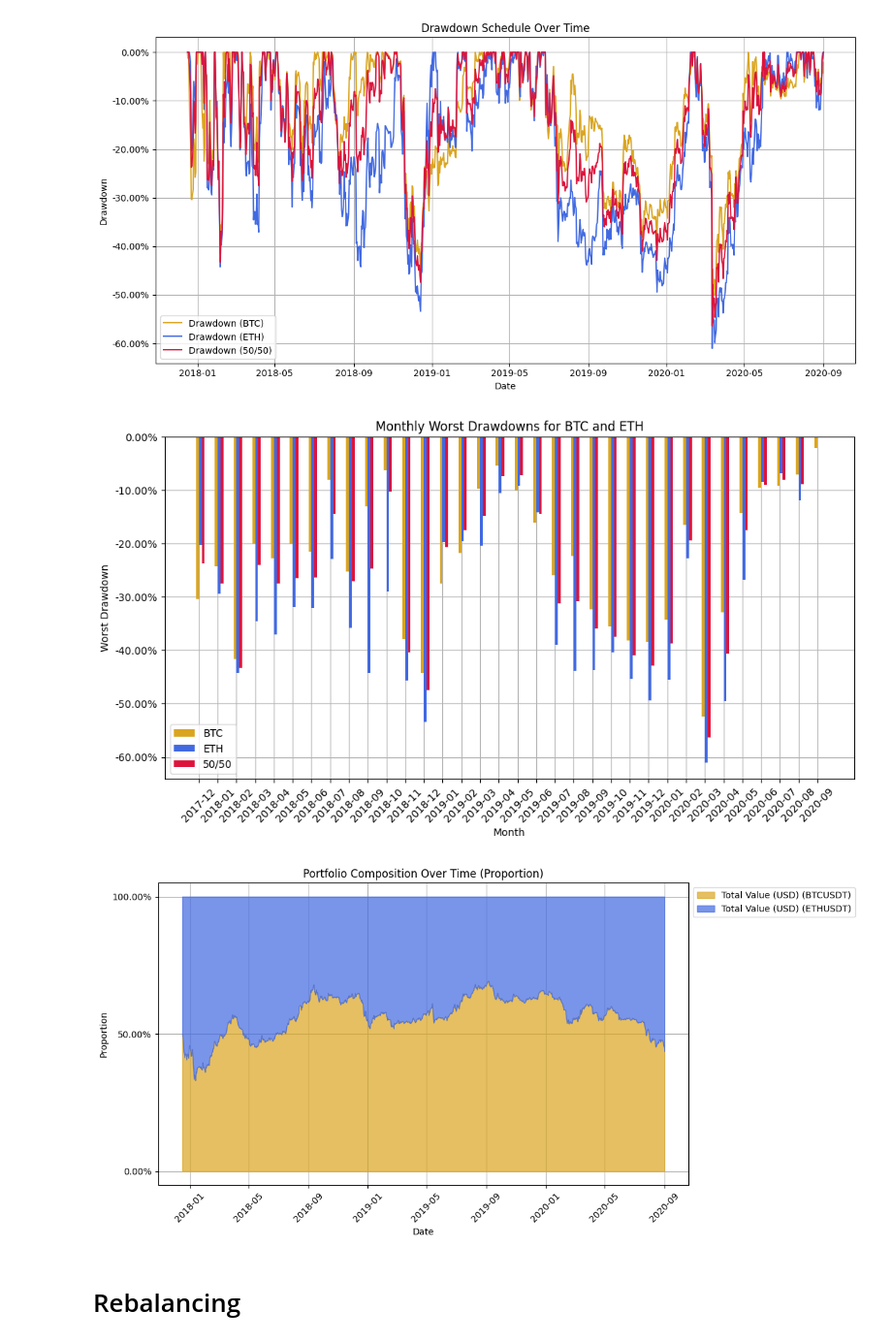
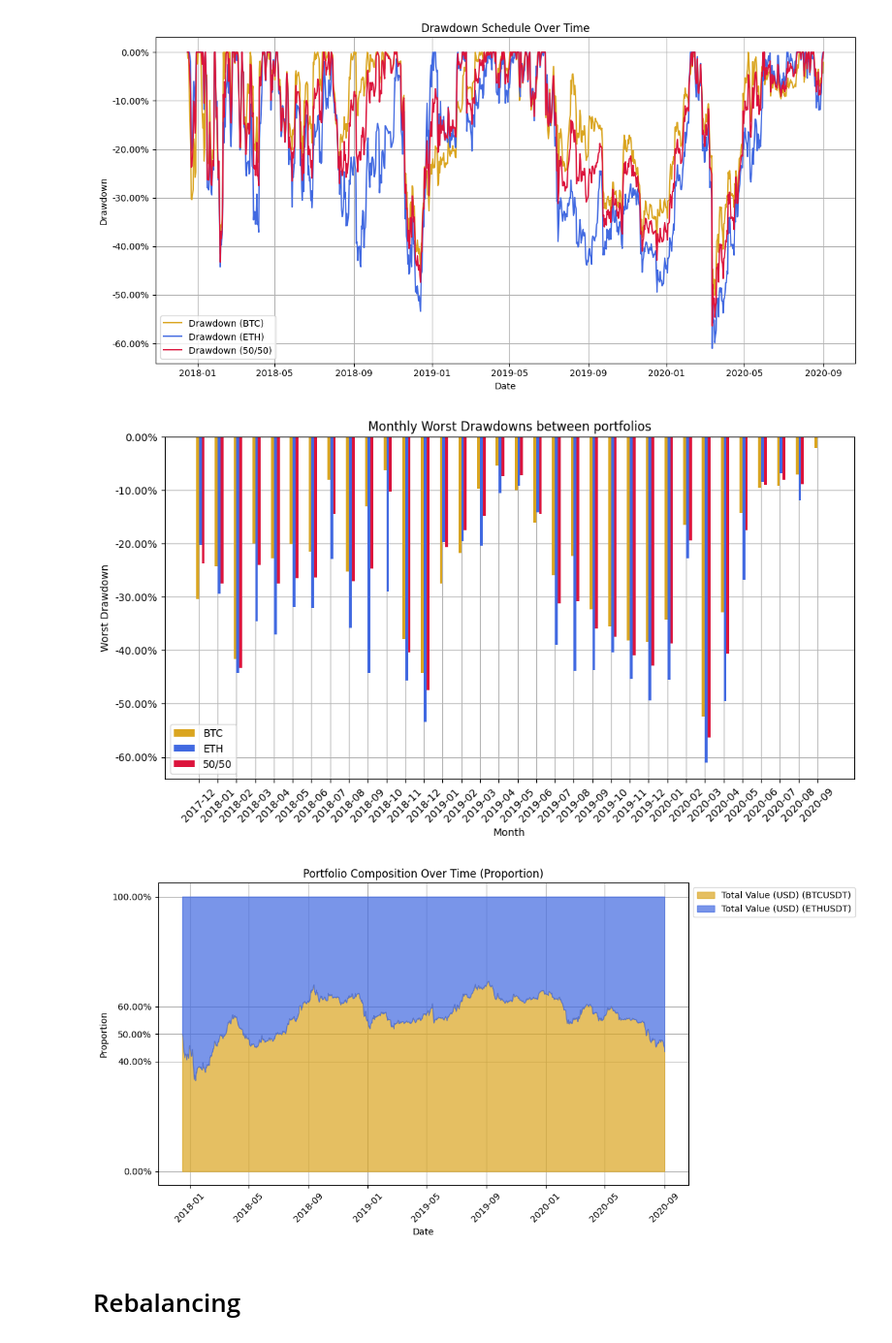
Before and after one commit to Sundae2608/Independent-Financial-Analysis, a Jupyter notebook: Crypto Portfolio Management/Crypto Portfolio Management.ipynb, the cells around one changed output. Shown at 97% size. Drawn from its saved outputs; the diff is of its cells as text; code cells hidden in the pictures.

```diff
--- a/Crypto Portfolio Management/Crypto Portfolio Management.ipynb
+++ b/Crypto Portfolio Management/Crypto Portfolio Management.ipynb
@@ -412,7 +469,7 @@ plt.bar([i + 2 * (bar_spacing + bar_width) for i in index], worst_drawdown, widt
 
 plt.xlabel('Month')
 plt.ylabel('Worst Drawdown')
-plt.title('Monthly Worst Drawdowns for BTC and ETH')
+plt.title('Monthly Worst Drawdowns between portfolios')
 plt.xticks([i + bar_width / 2 for i in index], x_labels, rotation=45)
 plt.legend()
 plt.grid(True)
@@ -424,7 +481,7 @@ def percentage_formatter(x, pos):
 plt.gca().yaxis.set_major_formatter(FuncFormatter(percentage_formatter))
 plt.show()
 # %% [output]
-[figure, old version]
+[figure, new version]
 # %%
 # Extract coin names (assuming the column names follow the pattern 'Total Value (USD) (Coin)')
 coin_columns = [col for col in dca_info.columns if col.startswith('Total Value (USD) (')]
@@ -438,35 +495,35 @@ dates = dca_info['Date']
 proportion_values = [dca_info[f'Proportion ({coin_col})'] for coin_col in coin_columns]
 
 # Define line colors
 line_colors = ['goldenrod', 'royalblue']
 
 # Create a stacked area chart for proportions
 plt.figure(figsize=(12, 6))
 
 # Plot each coin's proportion as a stacked area
 curr_proportion = 0
 for i, coin_col in enumerate(coin_columns):
     plt.fill_between(dates, curr_proportion, curr_proportion + proportion_values[i], label=coin_col, color=line_colors[i], alpha = 0.7, zorder=2)
     curr_proportion = curr_proportion + proportion_values[i]
 
 plt.xlabel('Date')
 plt.ylabel('Proportion')
 plt.title('Portfolio Composition Over Time (Proportion)')
 plt.xticks(rotation=45)
 plt.legend(loc='upper left', bbox_to_anchor=(1, 1))
 plt.grid(True)
 
-plt.yticks([0, 0.5, 1.0])
+plt.yticks([0, 0.4, 0.5, 0.6, 1.0])
 
 # Format y-axis labels as percentages
 def percentage_formatter(x, pos):
     return f'{x * 100:.2f}%'
 
 plt.gca().yaxis.set_major_formatter(FuncFormatter(percentage_formatter))
 plt.tight_layout()
 plt.show()
 # %% [output]
-[figure, old version]
+[figure, new version]
 # %% [markdown]
 # Rebalancing
 # %%
```
Also changed, not shown: parts of 14 cells of this notebook.
